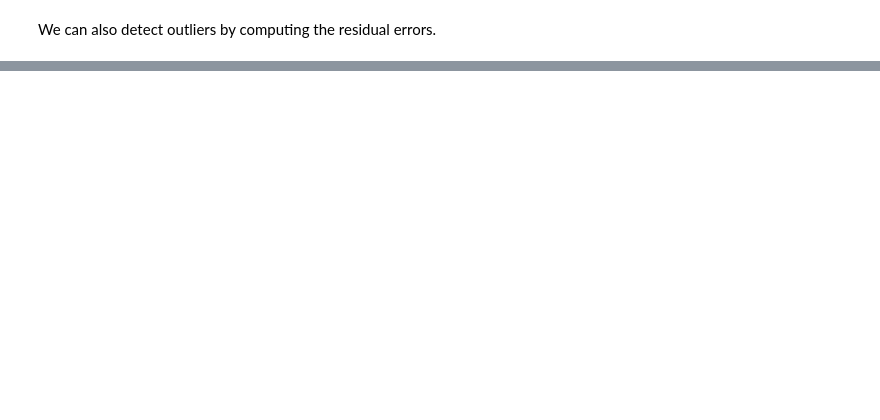
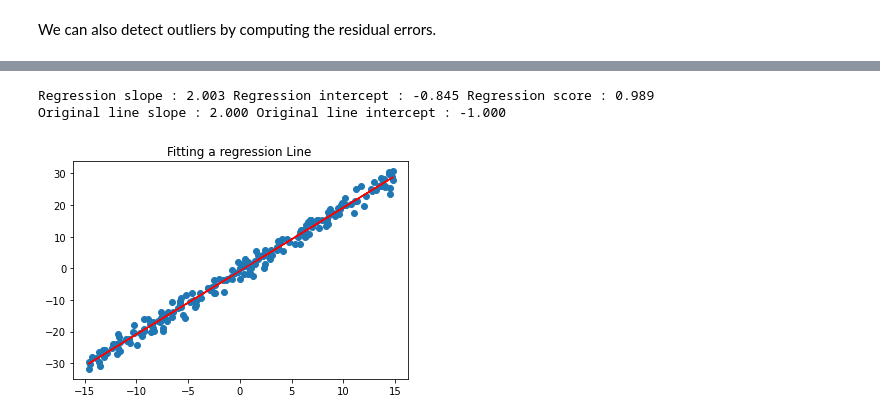
Before and after one commit to Baraa42/Elalami-Skakova-INM702-Coursework, a Jupyter notebook: Task2/task2_baraa_notebook.ipynb, the cells around one changed output, grey strips where cells are left out. Saved outputs shown, nothing was run; the diff lists cells and outputs as text; code cells hidden in the pictures; blank space fills up the shorter version.

```diff
--- a/Task2/task2_baraa_notebook.ipynb
+++ b/Task2/task2_baraa_notebook.ipynb
@@ -328,0 +342,15 @@ print(indices)
+# %%
+## Fitting the regression line and printig the parameters
+a, b, c = regression(X[:,1].reshape(-1,1), y)
+print('Regression slope : %.3f' % a, 'Regression intercept : %.3f' % b, 'Regression score : %.3f' % c)
+print('Original line slope : %.3f' % s[1], 'Original line intercept : %.3f' % s[0])
+
+plt.plot(X,a*X+b, c='red')
+title = 'Fitting a regression Line '
+plt.title(title)
+plt.scatter(X[:,1],y)
+plt.show();
+# %% [output]
+Regression slope : 2.003 Regression intercept : -0.845 Regression score : 0.989
+Original line slope : 2.000 Original line intercept : -1.000
+[figure, added]
```
Also changed, not shown: parts of 20 cells of this notebook, 1 other file.
